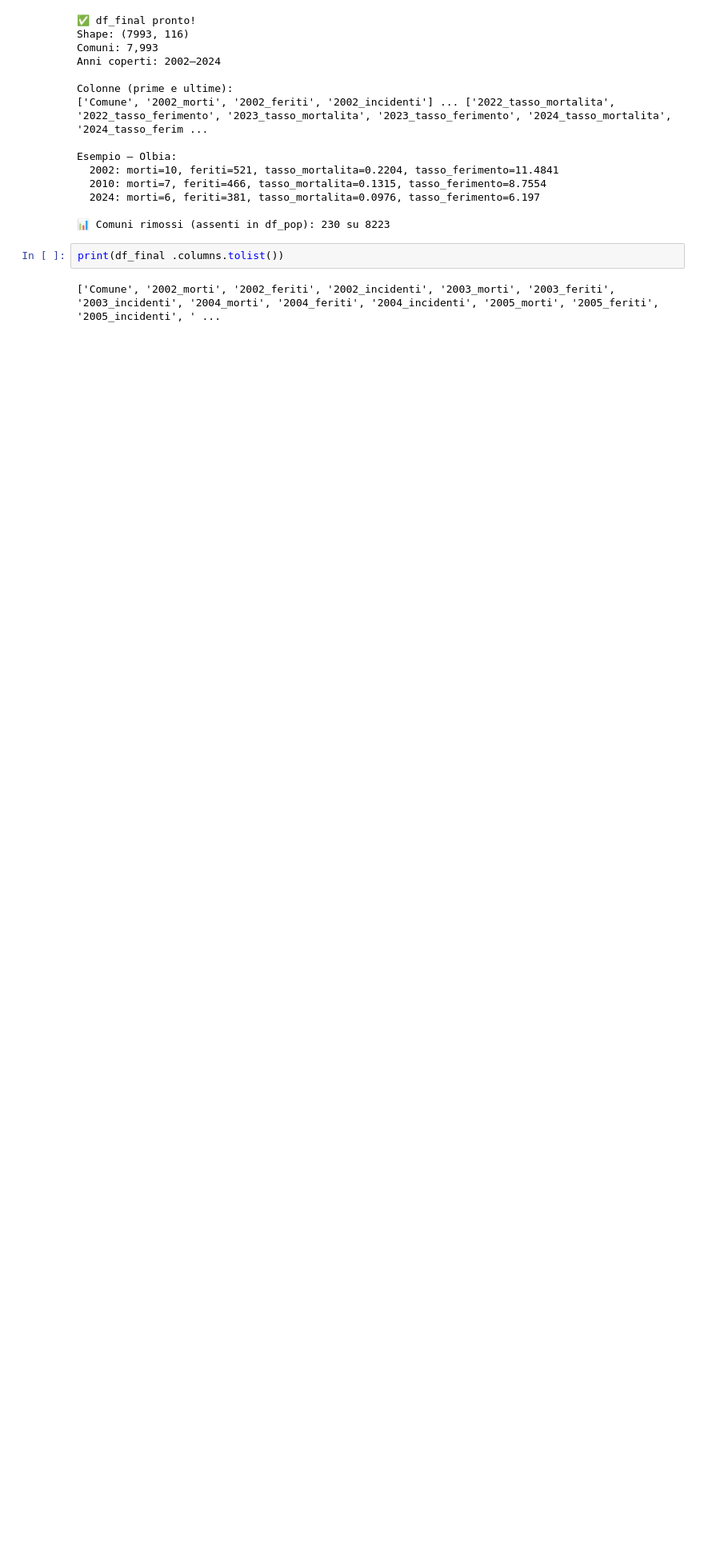
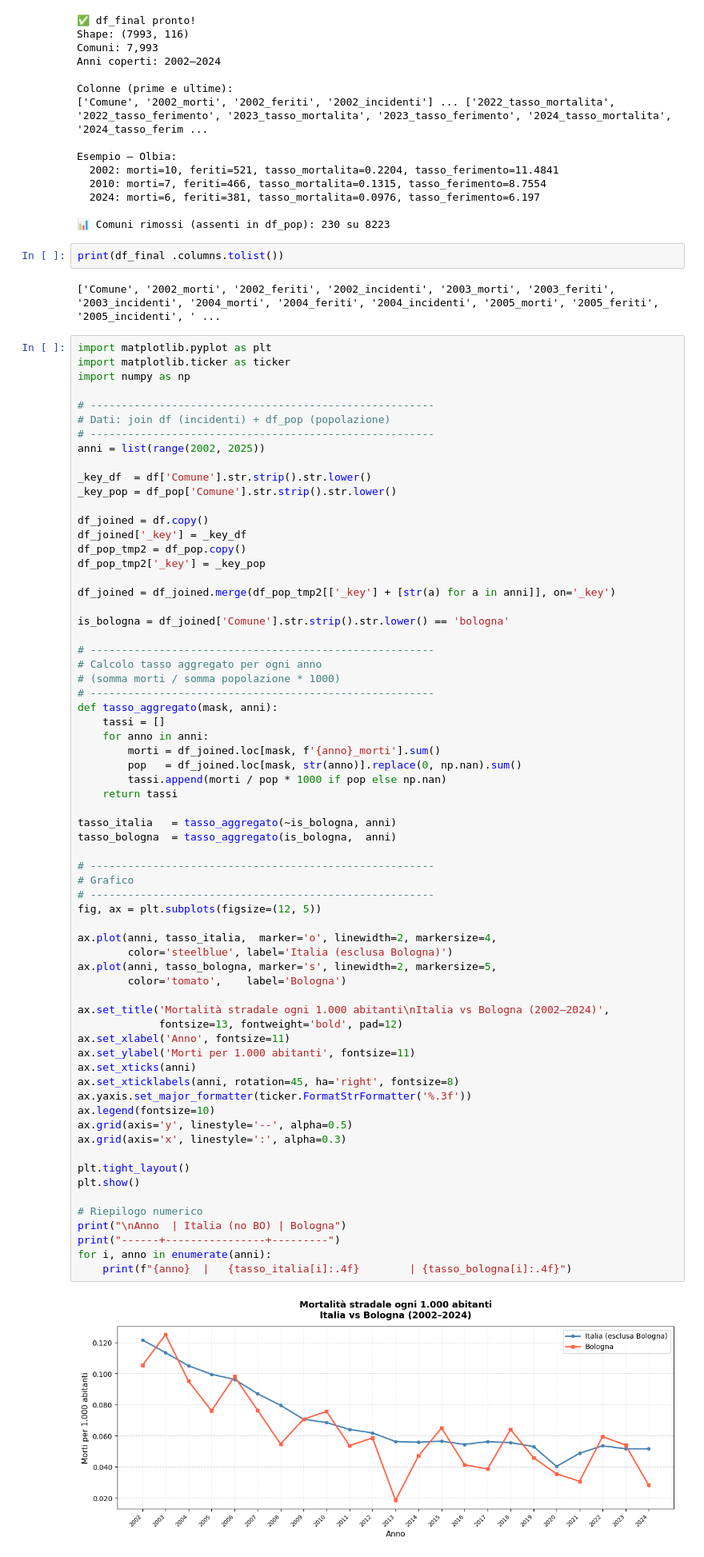
Before and after one commit to epicariello/zone30, a Jupyter notebook: Zone30.ipynb, the cells around one changed output. Shown at 80% size. Saved outputs shown, nothing was run; the diff lists cells and outputs as text; blank space fills up the shorter version.

Commit message:
modifiche per visualizzare bologna

```diff
--- a/Zone30.ipynb
+++ b/Zone30.ipynb
@@ -444,3 +444,71 @@ Esempio — Olbia:
 print(df_final .columns.tolist())
 # %% [output]
 ['Comune', '2002_morti', '2002_feriti', '2002_incidenti', '2003_morti', '2003_feriti', '2003_incidenti', '2004_morti', '2004_feriti', '2004_incidenti', '2005_morti', '2005_feriti', '2005_incidenti', ' ...
+# %%
+import matplotlib.pyplot as plt
+import matplotlib.ticker as ticker
+import numpy as np
+
+# -------------------------------------------------------
+# Dati: join df (incidenti) + df_pop (popolazione)
+# -------------------------------------------------------
+anni = list(range(2002, 2025))
+
+_key_df  = df['Comune'].str.strip().str.lower()
+_key_pop = df_pop['Comune'].str.strip().str.lower()
+
+df_joined = df.copy()
+df_joined['_key'] = _key_df
+df_pop_tmp2 = df_pop.copy()
+df_pop_tmp2['_key'] = _key_pop
+
+df_joined = df_joined.merge(df_pop_tmp2[['_key'] + [str(a) for a in anni]], on='_key')
+
+is_bologna = df_joined['Comune'].str.strip().str.lower() == 'bologna'
+
+# -------------------------------------------------------
+# Calcolo tasso aggregato per ogni anno
+# (somma morti / somma popolazione * 1000)
+# -------------------------------------------------------
+def tasso_aggregato(mask, anni):
+    tassi = []
+    for anno in anni:
+        morti = df_joined.loc[mask, f'{anno}_morti'].sum()
+        pop   = df_joined.loc[mask, str(anno)].replace(0, np.nan).sum()
+        tassi.append(morti / pop * 1000 if pop else np.nan)
+    return tassi
+
+tasso_italia   = tasso_aggregato(~is_bologna, anni)
+tasso_bologna  = tasso_aggregato(is_bologna,  anni)
+
+# -------------------------------------------------------
+# Grafico
+# -------------------------------------------------------
+fig, ax = plt.subplots(figsize=(12, 5))
+
+ax.plot(anni, tasso_italia,  marker='o', linewidth=2, markersize=4,
+        color='steelblue', label='Italia (esclusa Bologna)')
+ax.plot(anni, tasso_bologna, marker='s', linewidth=2, markersize=5,
+        color='tomato',    label='Bologna')
+
+ax.set_title('Mortalità stradale ogni 1.000 abitanti\nItalia vs Bologna (2002–2024)',
+             fontsize=13, fontweight='bold', pad=12)
+ax.set_xlabel('Anno', fontsize=11)
+ax.set_ylabel('Morti per 1.000 abitanti', fontsize=11)
+ax.set_xticks(anni)
+ax.set_xticklabels(anni, rotation=45, ha='right', fontsize=8)
+ax.yaxis.set_major_formatter(ticker.FormatStrFormatter('%.3f'))
+ax.legend(fontsize=10)
+ax.grid(axis='y', linestyle='--', alpha=0.5)
+ax.grid(axis='x', linestyle=':', alpha=0.3)
+
+plt.tight_layout()
+plt.show()
+
+# Riepilogo numerico
+print("\nAnno  | Italia (no BO) | Bologna")
+print("------+----------------+---------")
+for i, anno in enumerate(anni):
+    print(f"{anno}  |   {tasso_italia[i]:.4f}        | {tasso_bologna[i]:.4f}")
+# %% [output]
+[figure, added]
```
Also changed, not shown: parts of 3 cells of this notebook.
